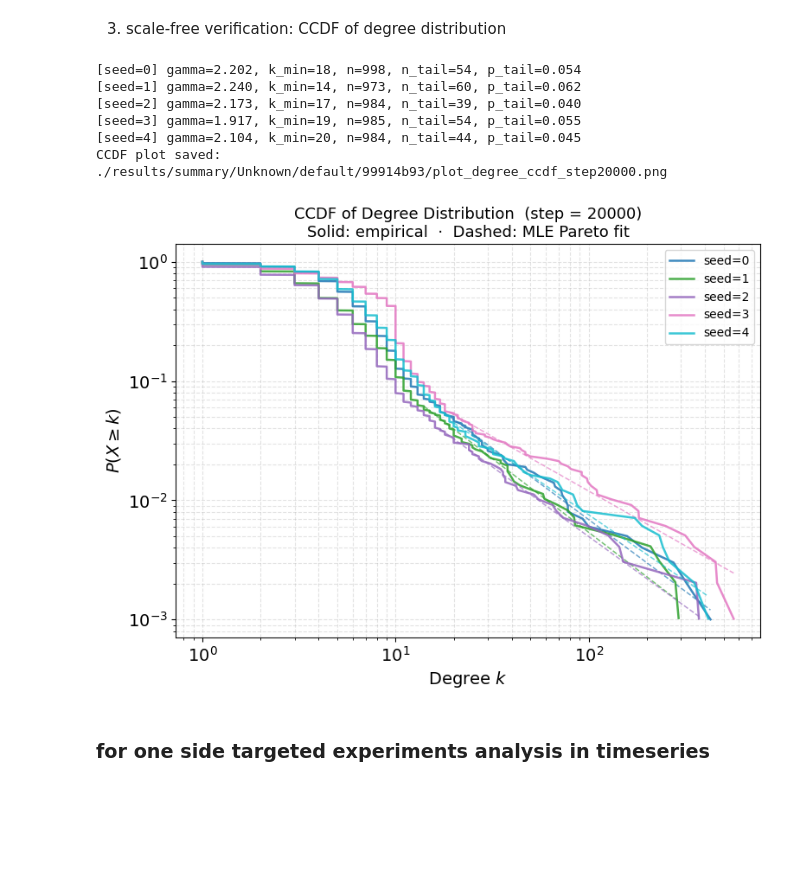
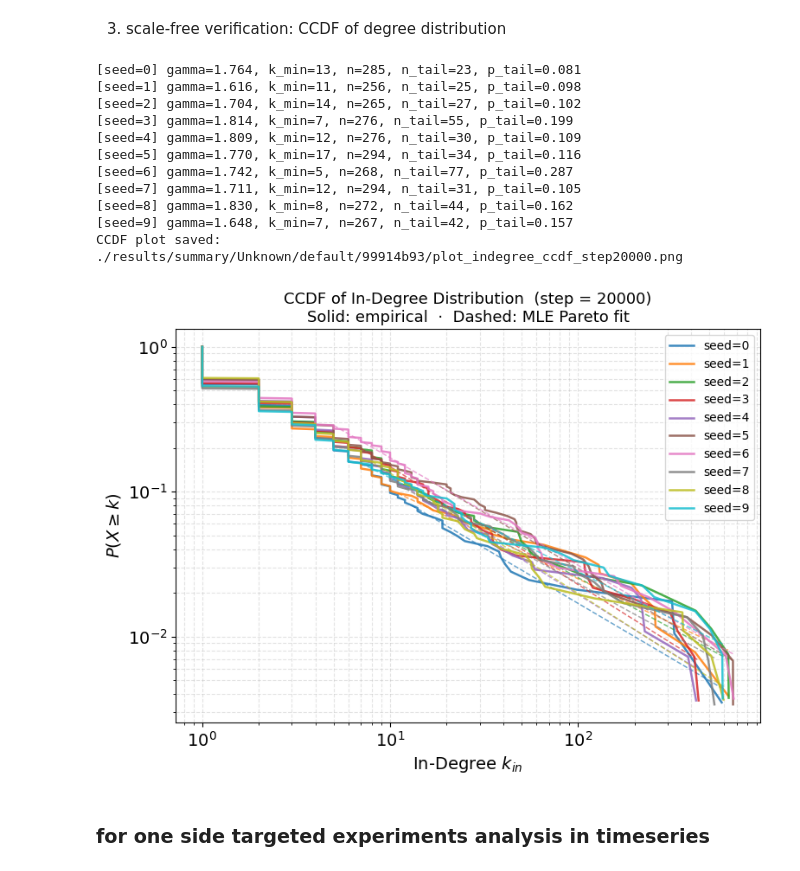
Before and after one commit to tooooomoya/manipulation-backfire-model, a Jupyter notebook: result-summary.ipynb, the cells around one changed output. Saved outputs shown, nothing was run; the diff lists cells and outputs as text; code cells hidden in the pictures; blank space fills up the shorter version.

```diff
--- a/result-summary.ipynb
+++ b/result-summary.ipynb
@@ -684,9 +734,9 @@ import matplotlib.pyplot as plt
 import matplotlib.cm as cm
 
 # ==========================================
-# Scale-free Verification: CCDF of Degree Distribution
+# Scale-free Verification: CCDF of In-Degree Distribution
 # ==========================================
-CCDF_STEP = 20000  # change this to inspect a different snapshot
+CCDF_STEP = TARGET_STEPS[-2]  # intermediate network snapshot; change index to inspect a different one
 
 
 def plot_degree_ccdf(
@@ -696,15 +746,16 @@ def plot_degree_ccdf(
     dest_dir=None,
 ):
     """
-    Plots the empirical CCDF P(X >= k) of the total-degree distribution at
+    Plots the empirical CCDF P(X >= k) of the in-degree distribution at
     `step` for each seed in `target_seeds` on a log-log scale.
 
-    One curve per seed (no averaging). A normalised Pareto survival function
-        P(X >= k) = p_tail * (k / k_min)^{-(gamma - 1)},  k >= k_min
-    is overlaid as a dashed line using the MLE exponent from Clauset et al.
-    (2009). The normalisation constant p_tail = P_emp(X >= k_min) anchors the
-    fit to the empirical tail mass so both curves share the same y-intercept
-    at k_min.
+    In-degree (number of followers) is the theoretically motivated choice for
+    directed social networks: hub influence is determined by how many agents
+    receive from them, not how many they follow. A normalised Pareto survival
+    function is overlaid as a dashed line using the MLE exponent from Clauset
+    et al. (2009). The normalisation constant p_tail = P_emp(X >= k_min)
+    anchors the fit to the empirical tail mass so both curves share the same
+    y-intercept at k_min.
 
     When multiple target_sign runs exist for the same seed (dir_1.0 /
     dir_-1.0), the network snapshots are identical; only the first match is
@@ -728,10 +779,10 @@ def plot_degree_ccdf(
             print(f"[seed={seed}] Empty graph, skipping.")
             continue
 
-        degrees = np.array([d for _, d in G.degree()], dtype=float)
+        degrees = np.array([d for _, d in G.in_degree()], dtype=float)
         degrees = degrees[degrees >= 1]
         if len(degrees) < 5:
-            print(f"[seed={seed}] Too few nodes with degree >= 1, skipping.")
+            print(f"[seed={seed}] Too few nodes with in-degree >= 1, skipping.")
             continue
 
         # Empirical CCDF: P(X >= k_i) = (n - i) / n  (0-indexed rank i)
@@ -764,43 +815,48 @@ def plot_degree_ccdf(
         plt.close()
         return
 
-    ax.set_xlabel("Degree $k$", fontsize=14)
+    ax.set_xlabel("In-Degree $k_{in}$", fontsize=14)
     ax.set_ylabel(r"$P(X \geq k)$", fontsize=14)
     ax.set_title(
-        f"CCDF of Degree Distribution  (step = {step})\n"
+        f"CCDF of In-Degree Distribution  (step = {step})\n"
         "Solid: empirical  ·  Dashed: MLE Pareto fit",
         fontsize=13,
     )
     ax.legend(fontsize=10, loc="upper right")
     ax.grid(True, which="both", linestyle="--", alpha=0.35)
     plt.tight_layout()
 
     if dest_dir:
-        save_path = os.path.join(dest_dir, f"plot_degree_ccdf_step{step}.png")
+        save_path = os.path.join(dest_dir, f"plot_indegree_ccdf_step{step}.png")
         plt.savefig(save_path, dpi=300)
         print(f"CCDF plot saved: {save_path}")
 
     plt.show()
 
 
 if __name__ == "__main__":
     if "dest_dir" in locals():
         plot_degree_ccdf(
             results_dir=RESULTS_DIR,
             target_seeds=TARGET_SEEDS,
             step=CCDF_STEP,
             dest_dir=dest_dir,
         )
     else:
         print("Run the data processing cell first to define dest_dir.")
 # %% [output]
-[seed=0] gamma=2.202, k_min=18, n=998, n_tail=54, p_tail=0.054
-[seed=1] gamma=2.240, k_min=14, n=973, n_tail=60, p_tail=0.062
-[seed=2] gamma=2.173, k_min=17, n=984, n_tail=39, p_tail=0.040
-[seed=3] gamma=1.917, k_min=19, n=985, n_tail=54, p_tail=0.055
-[seed=4] gamma=2.104, k_min=20, n=984, n_tail=44, p_tail=0.045
-CCDF plot saved: ./results/summary/Unknown/default/99914b93/plot_degree_ccdf_step20000.png
+[seed=0] gamma=1.764, k_min=13, n=285, n_tail=23, p_tail=0.081
+[seed=1] gamma=1.616, k_min=11, n=256, n_tail=25, p_tail=0.098
+[seed=2] gamma=1.704, k_min=14, n=265, n_tail=27, p_tail=0.102
+[seed=3] gamma=1.814, k_min=7, n=276, n_tail=55, p_tail=0.199
+[seed=4] gamma=1.809, k_min=12, n=276, n_tail=30, p_tail=0.109
+[seed=5] gamma=1.770, k_min=17, n=294, n_tail=34, p_tail=0.116
+[seed=6] gamma=1.742, k_min=5, n=268, n_tail=77, p_tail=0.287
+[seed=7] gamma=1.711, k_min=12, n=294, n_tail=31, p_tail=0.105
+[seed=8] gamma=1.830, k_min=8, n=272, n_tail=44, p_tail=0.162
+[seed=9] gamma=1.648, k_min=7, n=267, n_tail=42, p_tail=0.157
+CCDF plot saved: ./results/summary/Unknown/default/99914b93/plot_indegree_ccdf_step20000.png
-[figure, old version]
+[figure, new version]
 # %% [markdown]
 ### for one side targeted experiments analysis in timeseries
 # %%
```
Also changed, not shown: parts of 6 cells of this notebook, 13 other files.
